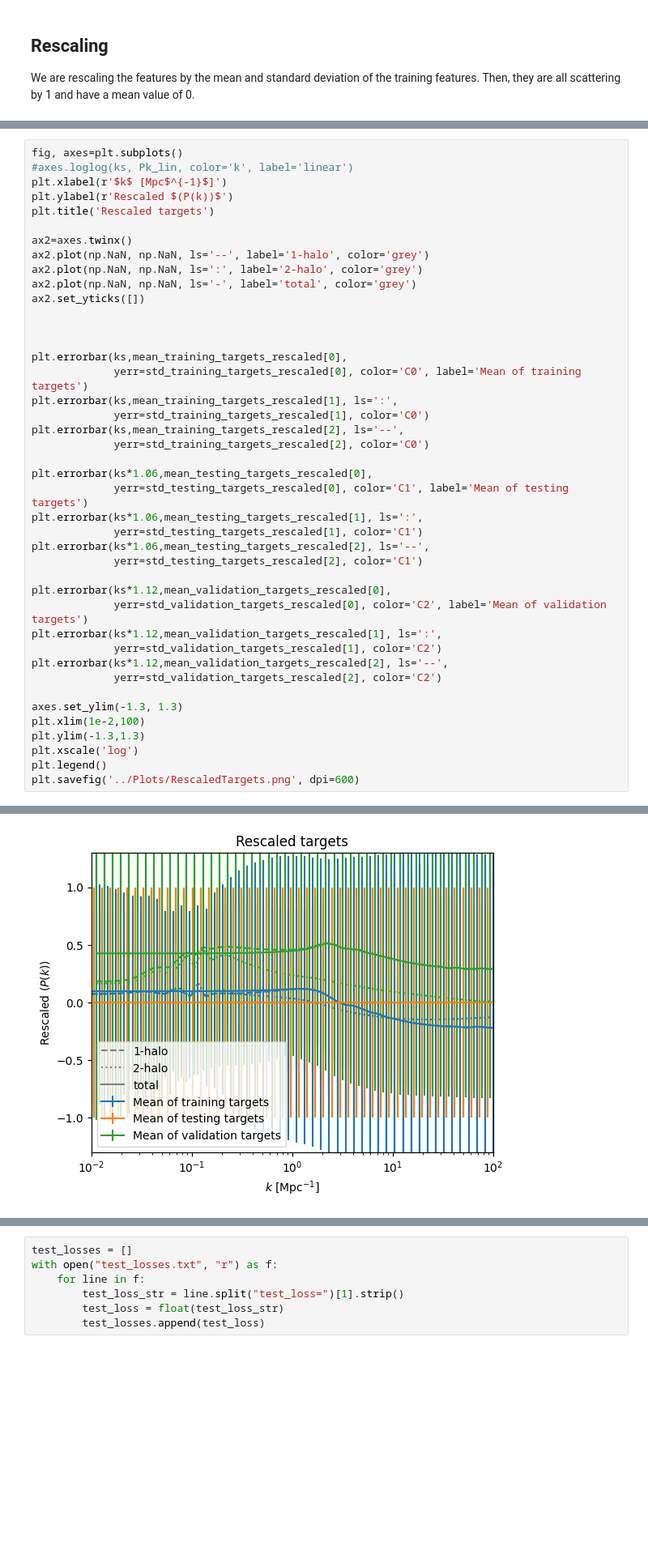
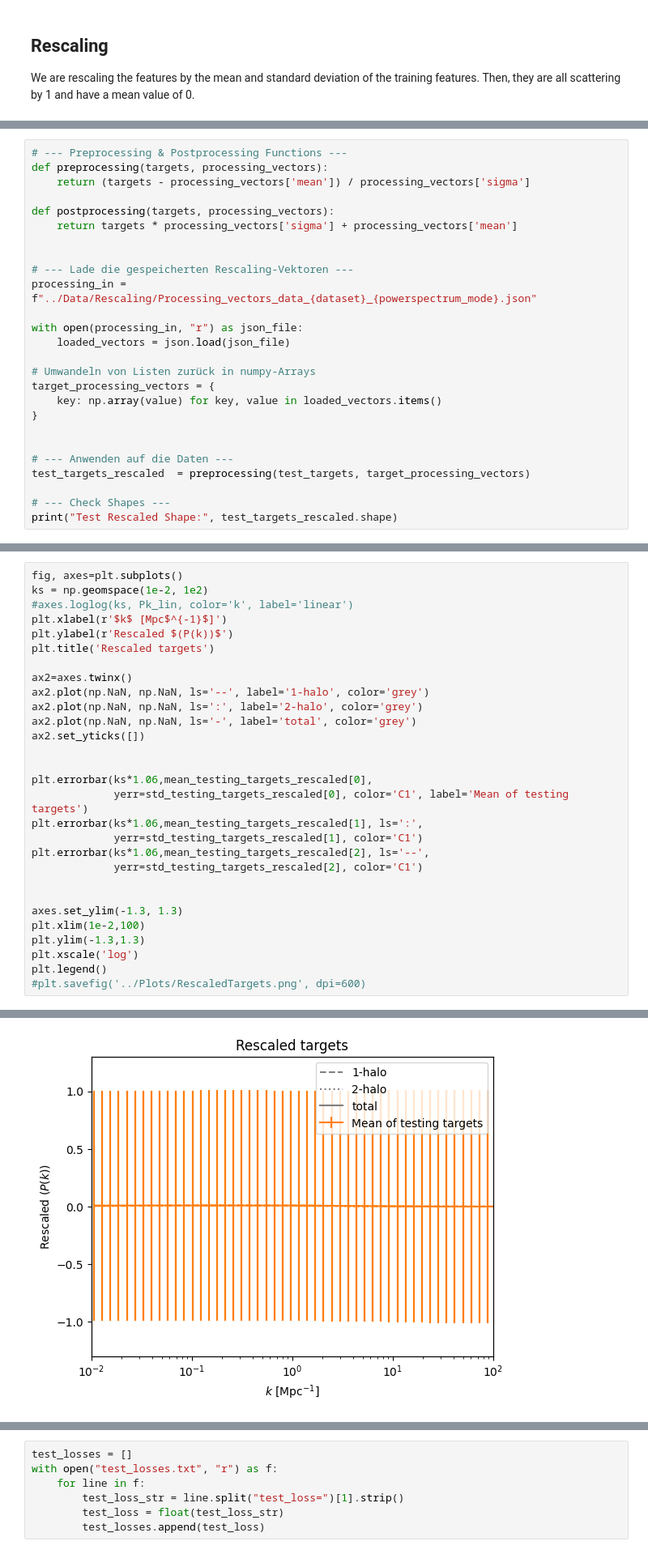
Before and after one commit to r0b42o/NNPowerspectra, a Jupyter notebook: exampleNotebooks/NNCalcLoss.ipynb, the cells around one changed output, grey strips where cells are left out. Shown at 81% size. Drawn from its saved outputs; the diff is of its cells as text; blank space fills up the shorter version.

```diff
--- a/exampleNotebooks/NNCalcLoss.ipynb
+++ b/exampleNotebooks/NNCalcLoss.ipynb
@@ -514,0 +189,26 @@ Val Rescaled Shape: (3, 10, 50)
+# %%
+# --- Preprocessing & Postprocessing Functions ---
+def preprocessing(targets, processing_vectors):
+    return (targets - processing_vectors['mean']) / processing_vectors['sigma']
+
+def postprocessing(targets, processing_vectors):
+    return targets * processing_vectors['sigma'] + processing_vectors['mean']
+
+
+# --- Lade die gespeicherten Rescaling-Vektoren ---
+processing_in = f"../Data/Rescaling/Processing_vectors_data_{dataset}_{powerspectrum_mode}.json"
+
+with open(processing_in, "r") as json_file:
+    loaded_vectors = json.load(json_file)
+
+# Umwandeln von Listen zurück in numpy-Arrays
+target_processing_vectors = {
+    key: np.array(value) for key, value in loaded_vectors.items()
+}
+
+
+# --- Anwenden auf die Daten ---
+test_targets_rescaled  = preprocessing(test_targets, target_processing_vectors)
+
+# --- Check Shapes ---
+print("Test Rescaled Shape:", test_targets_rescaled.shape)
@@ -554,5 +230,6 @@ for i in range(len(val_targets_rescaled)):  # for all 3-Halo terms
 # %%
 fig, axes=plt.subplots()
+ks = np.geomspace(1e-2, 1e2)
 #axes.loglog(ks, Pk_lin, color='k', label='linear')
 plt.xlabel(r'$k$ [Mpc$^{-1}$]')
 plt.ylabel(r'Rescaled $(P(k))$')
@@ -565,14 +242,6 @@ ax2.plot(np.NaN, np.NaN, ls='-', label='total', color='grey')
 ax2.set_yticks([])
 
 
-
-plt.errorbar(ks,mean_training_targets_rescaled[0],
-             yerr=std_training_targets_rescaled[0], color='C0', label='Mean of training targets')
-plt.errorbar(ks,mean_training_targets_rescaled[1], ls=':',
-             yerr=std_training_targets_rescaled[1], color='C0')
-plt.errorbar(ks,mean_training_targets_rescaled[2], ls='--',
-             yerr=std_training_targets_rescaled[2], color='C0')
-
 plt.errorbar(ks*1.06,mean_testing_targets_rescaled[0],
              yerr=std_testing_targets_rescaled[0], color='C1', label='Mean of testing targets')
 plt.errorbar(ks*1.06,mean_testing_targets_rescaled[1], ls=':',
@@ -580,17 +249,11 @@ plt.errorbar(ks*1.06,mean_testing_targets_rescaled[1], ls=':',
 plt.errorbar(ks*1.06,mean_testing_targets_rescaled[2], ls='--',
              yerr=std_testing_targets_rescaled[2], color='C1')
 
-plt.errorbar(ks*1.12,mean_validation_targets_rescaled[0],
-             yerr=std_validation_targets_rescaled[0], color='C2', label='Mean of validation targets')
-plt.errorbar(ks*1.12,mean_validation_targets_rescaled[1], ls=':',
-             yerr=std_validation_targets_rescaled[1], color='C2')
-plt.errorbar(ks*1.12,mean_validation_targets_rescaled[2], ls='--',
-             yerr=std_validation_targets_rescaled[2], color='C2')
 
 axes.set_ylim(-1.3, 1.3)
 plt.xlim(1e-2,100)
 plt.ylim(-1.3,1.3)
 plt.xscale('log')
 plt.legend()
-plt.savefig('../Plots/RescaledTargets.png', dpi=600)
+#plt.savefig('../Plots/RescaledTargets.png', dpi=600)
 # %% [output]
@@ -597 +261 @@ plt.savefig('../Plots/RescaledTargets.png', dpi=600)
-[figure, old version]
+[figure, new version]
```
Also changed, not shown: parts of 48 cells of this notebook, 2 other files.
